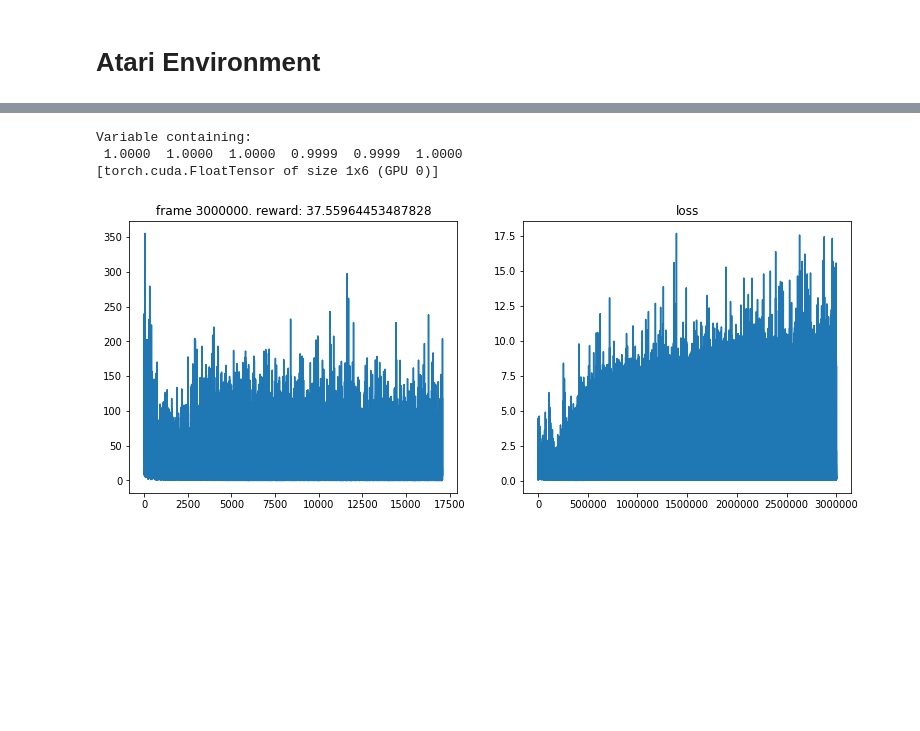
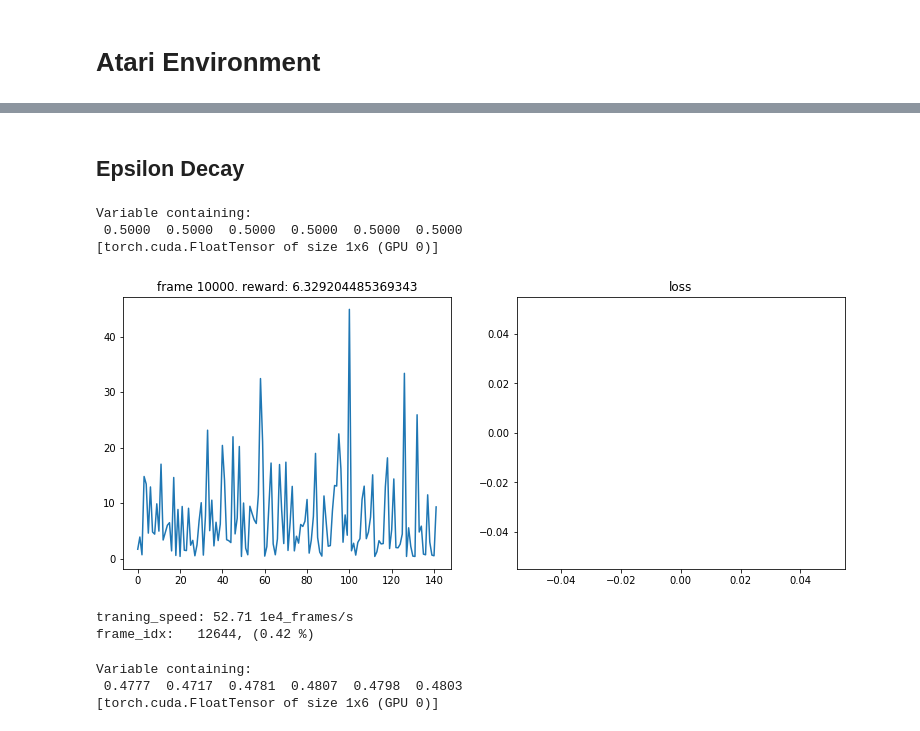
Before and after one commit to higgsfield/RL-Adventure, a Jupyter notebook: DORA/DORA_demon_attack.ipynb, the cells around one changed output, grey strips where cells are left out. Saved outputs shown, nothing was run; the diff lists cells and outputs as text; code cells hidden in the pictures; blank space fills up the shorter version.

```diff
--- a/DORA/DORA_demon_attack.ipynb
+++ b/DORA/DORA_demon_attack.ipynb
@@ -64,9 +61,6 @@ epsilon_by_frame = lambda frame_idx: epsilon_final + (epsilon_start - epsilon_fi
 # %%
 def compute_td_loss(batch_size):
     state, action, reward, next_state, next_q_value, next_e_value, done = replay_buffer.sample(batch_size)
-
-    e_reward = torch.zeros([batch_size])
-    e_reward = Variable(torch.FloatTensor(e_reward))
 
     state      = Variable(torch.FloatTensor(np.float32(state)))
     next_state = Variable(torch.FloatTensor(np.float32(next_state)), volatile=True)
@@ -89,7 +83,7 @@ def compute_td_loss(batch_size):
     e_value          = e_values.gather(1, action.unsqueeze(1)).squeeze(1)
     #next_e_value     = next_e_values.max(1)[0]
     next_e_value = Variable(torch.FloatTensor(np.array(next_e_value)))
-    expected_e_value = e_reward + gamma * next_e_value * (1 - done)
+    expected_e_value = gamma * next_e_value * (1 - done)
 
     q_loss = (q_value - Variable(expected_q_value.data)).pow(2).mean()
     e_loss = (e_value - Variable(expected_e_value.data)).pow(2).mean()
@@ -153,7 +147,7 @@ class CnnDQN(nn.Module):
         x = self.features(x)
         x = x.view(x.size(0), -1)
         x = self.fc(x)
-        x = torch.add(x, self.shift)
+
         if self.is_Evalue:
             x = F.sigmoid(x)
         return x
@@ -174,6 +168,18 @@ class CnnDQN(nn.Module):
         state = Variable(torch.FloatTensor(np.float32(state)).unsqueeze(0), volatile=True)
         q_value = self.forward(state)
         return q_value
+
+    def weights_init(self, m):
+        classname = m.__class__.__name__
+        if classname.find('Conv') != -1 and classname.find('Layer') == -1:
+            nn.init.xavier_normal(m.weight)
+        elif classname.find('Linear') != -1:
+            #nn.init.constant(m.weight,0)
+            nn.init.xavier_normal(m.weight)
+            nn.init.constant(m.bias, 0.1)
+        elif classname.find('BatchNorm') != -1:
+            m.weight.data.normal_(1.0, 0.02)
+            m.bias.data.fill_(0)
 # %%
 q_model = CnnDQN(env.observation_space.shape, env.action_space.n, False)
 e_model = CnnDQN(env.observation_space.shape, env.action_space.n, True)
@@ -184,5 +190,5 @@ if USE_CUDA:
 q_optimizer = optim.Adam(q_model.parameters(), lr=1e-4)
 e_optimizer = optim.Adam(e_model.parameters(), lr=1e-4)
 
-replay_initial = 100
+replay_initial = 10000
 replay_buffer = ReplayBuffer(100000)
@@ -189,15 +206,17 @@ replay_buffer = ReplayBuffer(100000)
+# %% [markdown]
+## Epsilon Decay
 # %%
 state = env.reset()
 np.mean(q_model.predict(state).data.cpu().numpy()[0])
 e_model.predict(state)
 # %% [output]
 Variable containing:
- 1.0000  1.0000  1.0000  0.9999  0.9999  1.0000
+ 0.5000  0.5000  0.5000  0.5000  0.5000  0.5000
 [torch.cuda.FloatTensor of size 1x6 (GPU 0)]
 # %%
 epsilon_start = 1.0
-epsilon_final = 0.01
-epsilon_decay = 30000
+epsilon_final = 0.1
+epsilon_decay = 150000
 
 epsilon_by_frame = lambda frame_idx: epsilon_final + (epsilon_start - epsilon_final) * math.exp(-1. * frame_idx / epsilon_decay)
 # %%
@@ -210,6 +229,7 @@ e_losses = []
 all_rewards = []
 episode_reward = 0
 
+start_time=time.time()
 
 state = env.reset()
 for frame_idx in range(1, num_frames + 1):
@@ -218,34 +238,40 @@ for frame_idx in range(1, num_frames + 1):
 
     q_values = q_model.predict(state)
     e_value = e_model.predict(state).data.cpu().numpy()[0][action]
-    e_bonus = np.clip(0.05/np.sqrt(-np.log(e_value)+1e-8),0,1)
+    e_bonus = 0.05/(np.sqrt(-np.log(e_value+1e-8))+1e-8)
 
     next_state, reward, done, _ = env.step(action)
     reward+= e_bonus
 
     next_action = q_model.act(next_state, 0)
     next_q_value = q_model.predict(next_state).data.cpu().numpy()[0][next_action]
     next_e_value = e_model.predict(next_state).data.cpu().numpy()[0][next_action]
 
 
     replay_buffer.push(state, action, reward, next_state, next_q_value, next_e_value, done)
 
     state = next_state
     episode_reward += reward
 
     if done:
         state = env.reset()
         all_rewards.append(episode_reward)
         episode_reward = 0
 
     if len(replay_buffer) > replay_initial:
         q_loss, e_loss = compute_td_loss(batch_size)
         q_losses.append(q_loss.data[0])
         e_losses.append(e_loss.data[0])
 
 
 
     if frame_idx % 10000 == 0:
         plot(frame_idx, all_rewards, q_losses)
+        print('\rtraning_speed: %.2f 1e4_frames/s' %(time.time()-start_time))
+        start_time = time.time()
+
+    print('\rframe_idx: %7d, (%.2f %%)' %(frame_idx, frame_idx/num_frames*100), end='')
 # %% [output]
-[figure, old version]
+[figure, new version]
+traning_speed: 52.71 1e4_frames/s
+frame_idx:   12644, (0.42 %)
@@ -288,0 +278,6 @@ for frame_idx in range(1+num_framesmes,2* num_frames + 1):
+# %%
+e_model.predict(state)
+# %% [output]
+Variable containing:
+ 0.4777  0.4717  0.4781  0.4807  0.4798  0.4803
+[torch.cuda.FloatTensor of size 1x6 (GPU 0)]
```
Also changed, not shown: parts of 9 cells of this notebook, 5 other files.
